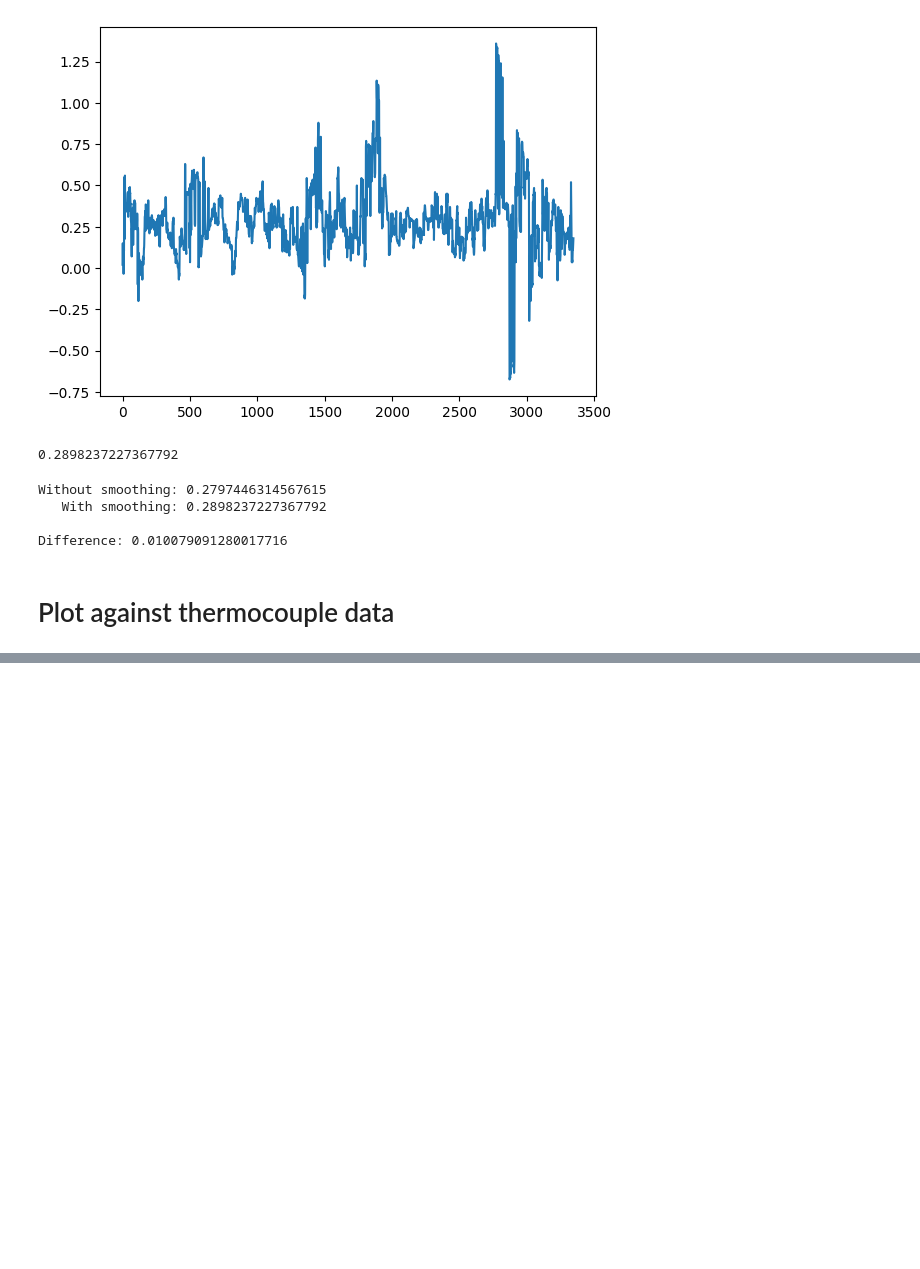
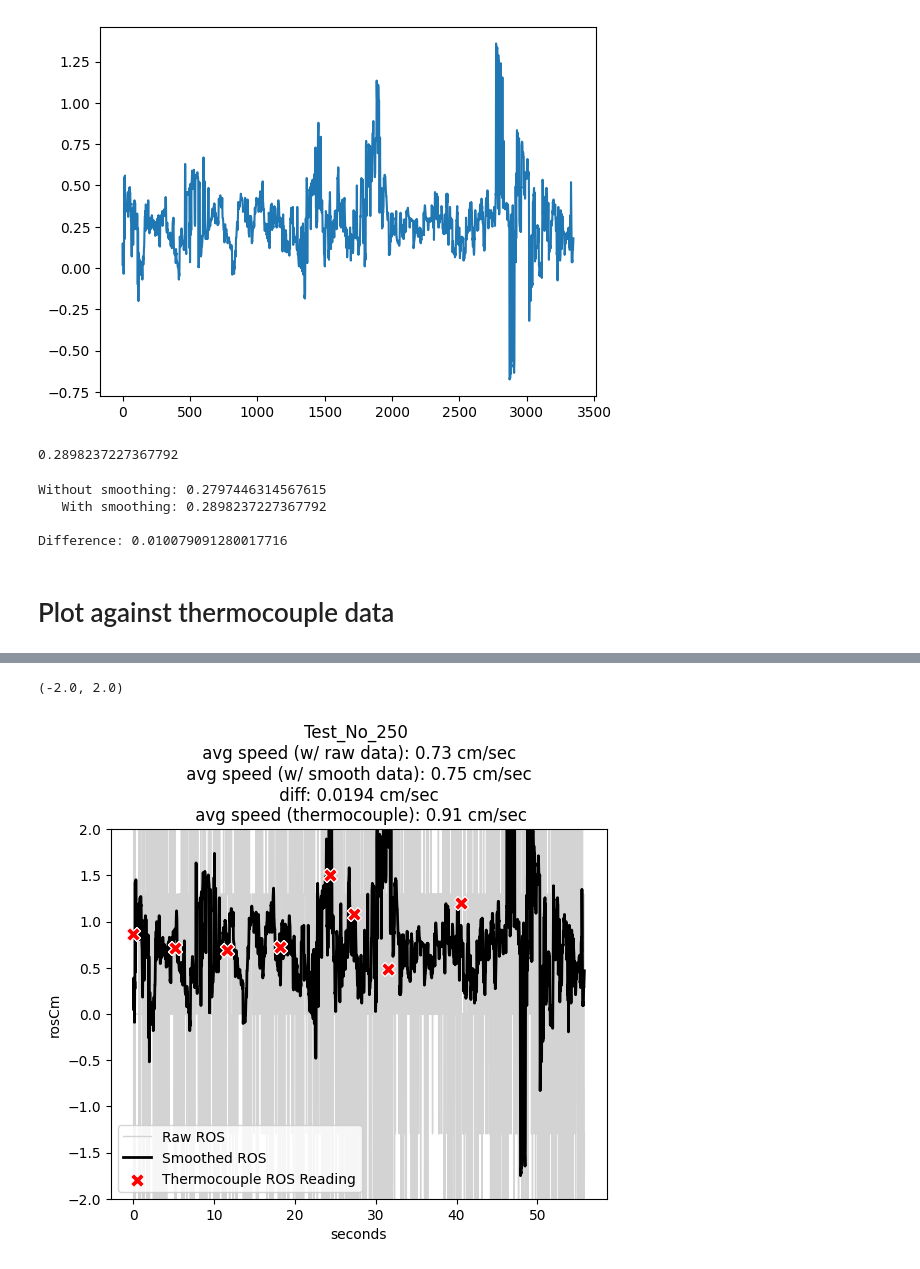
Before and after one commit to kyleawayan/napari-ros, a Jupyter notebook: notebooks/vsThermoCouple.ipynb, the cells around one changed output, grey strips where cells are left out. Saved outputs shown, nothing was run; the diff lists cells and outputs as text; code cells hidden in the pictures; blank space fills up the shorter version.

Commit message:
calculate speeds

```diff
--- a/notebooks/vsThermoCouple.ipynb
+++ b/notebooks/vsThermoCouple.ipynb
@@ -191,3 +193,21 @@ Text(0.5, 1.0, 'Test_No_250 -- 104px per 4.5cm')
+# %%
+rosComparison = sns.lineplot(merged_df, x="seconds", y="rosCm", color="lightgrey", linewidth=1, label="Raw ROS")
+rosComparison = sns.lineplot(merged_df, x="seconds", y="rosUsingSmoothXPosCm", color="black", linewidth=2, label="Smoothed ROS")
+rosComparison = sns.scatterplot(merged_df, x="Ignition_time(sec)", y="ROS(cm/sec)", color="red", marker="X", s=100, zorder=10, label="Thermocouple ROS Reading")
+
+avgSpeed = merged_df["rosCm"].mean()
+avgSpeedUsingSmooth = merged_df["rosUsingSmoothXPosCm"].mean()
+avgSpeedThermoCouple = merged_df["ROS(cm/sec)"].mean()
+
+rosComparison.set_title(f"{testString} \n avg speed (w/ raw data): {avgSpeed:.2f} cm/sec \
+\n avg speed (w/ smooth data): {avgSpeedUsingSmooth:.2f} cm/sec \
+\n diff: {abs(avgSpeed - avgSpeedUsingSmooth):.4f} cm/sec \
+\n avg speed (thermocouple): {avgSpeedThermoCouple:.2f} cm/sec")
+
+rosComparison.set_ylim(-2, 2)
+# %% [output]
+(-2.0, 2.0)
+[figure, added]
 # %%
 folderToSave = f"/Users/kyle/Library/CloudStorage/Box-Box/ROS_Experiments_Data_Folder/results/{testString}"
 
```
Also changed, not shown: parts of 6 cells of this notebook.
